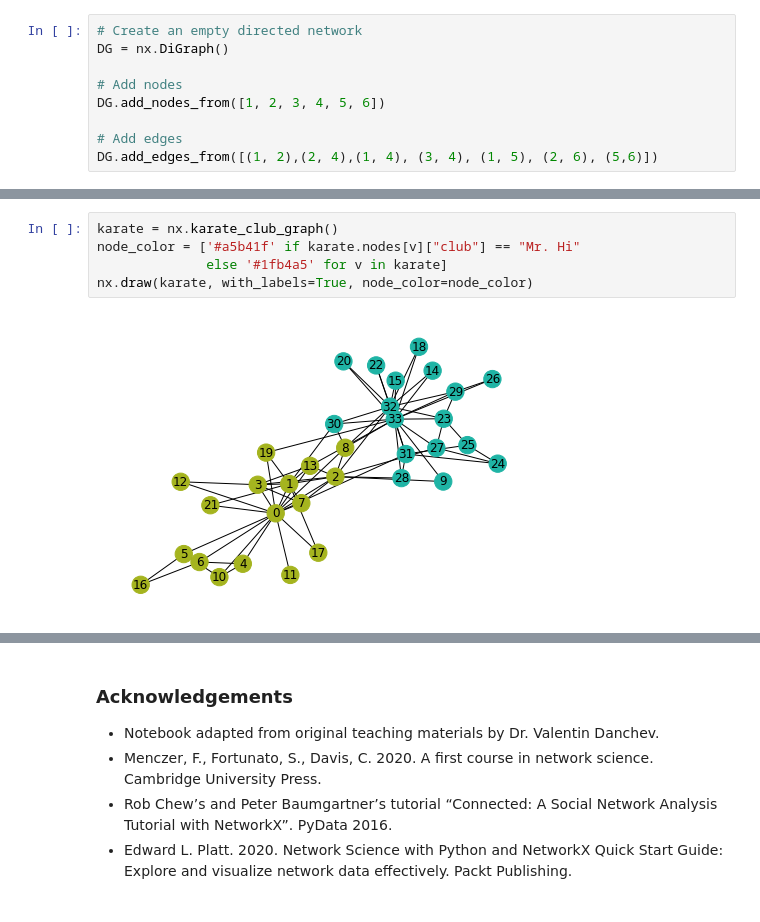
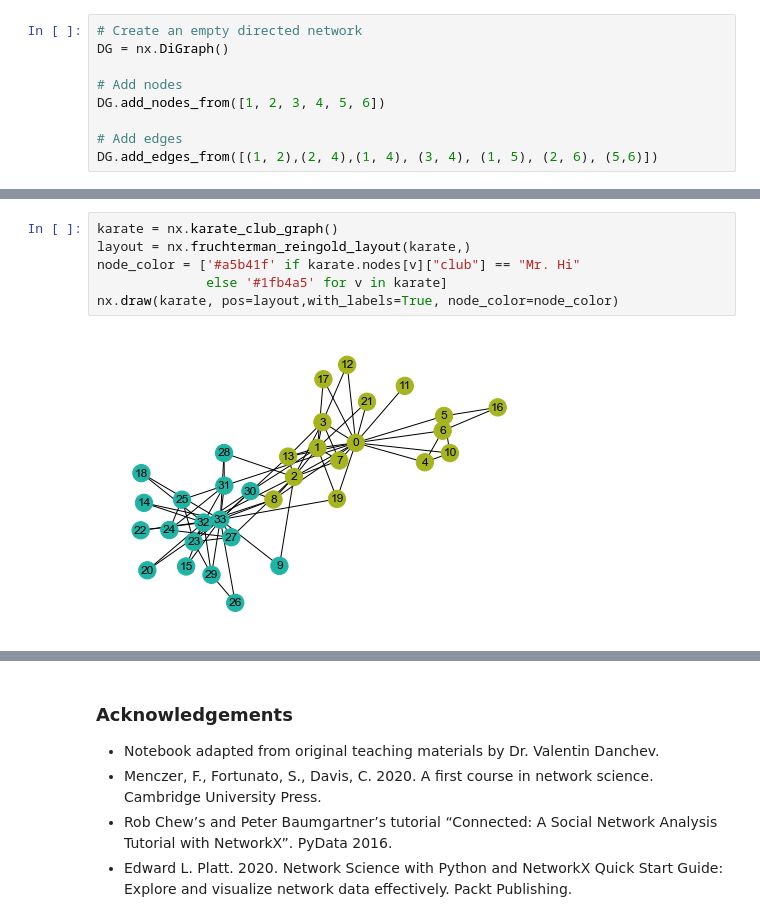
Before and after one commit to Minyall/sc207_materials, a Jupyter notebook: 8-9_social_networks/9-networkx-full.ipynb, the cells around one changed output, grey strips where cells are left out. Drawn from its saved outputs; the diff is of its cells as text.

```diff
--- a/8-9_social_networks/9-networkx-full.ipynb
+++ b/8-9_social_networks/9-networkx-full.ipynb
@@ -164,7 +151,8 @@ nx.draw(DG, with_labels=True,node_size=400)
 # %%
 karate = nx.karate_club_graph()
+layout = nx.fruchterman_reingold_layout(karate,)
 node_color = ['#a5b41f' if karate.nodes[v]["club"] == "Mr. Hi"
               else '#1fb4a5' for v in karate]
-nx.draw(karate, with_labels=True, node_color=node_color)
+nx.draw(karate, pos=layout,with_labels=True, node_color=node_color)
 # %% [output]
-[figure, old version]
+[figure, new version]
```
Also changed, not shown: parts of 81 cells of this notebook.
